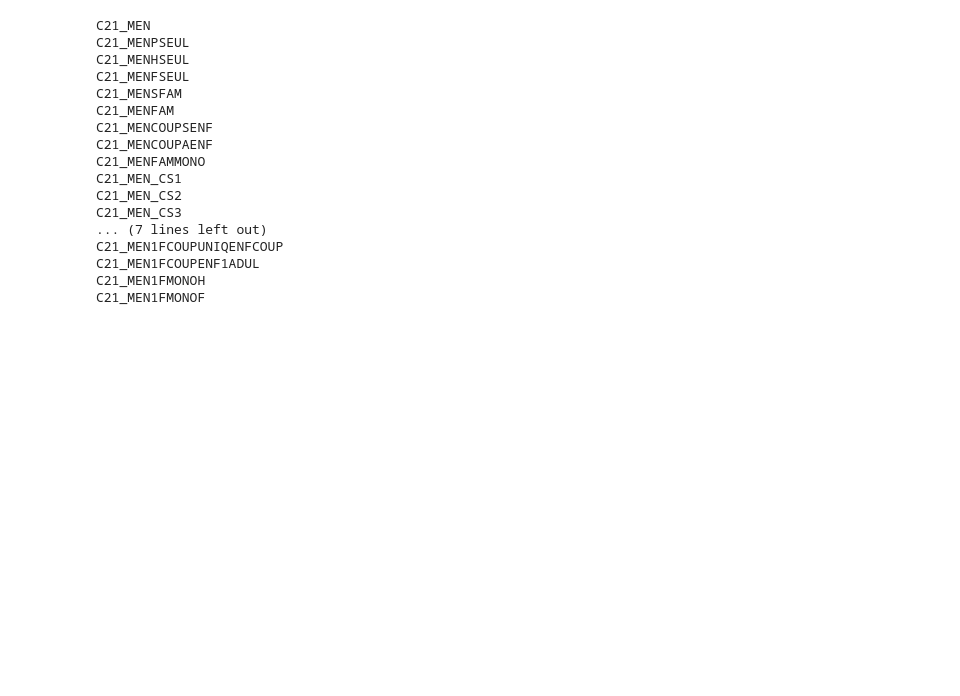
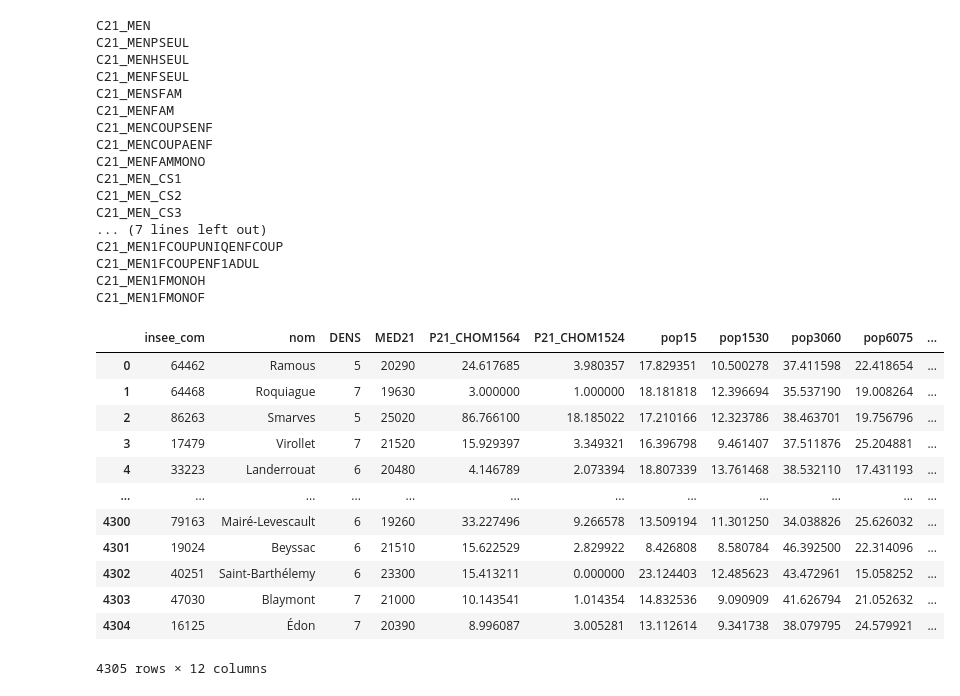
Before and after one commit to cplumejeaud/M2_python, a Jupyter notebook: notebooks/09_communes.ipynb, the cells around one changed output. Saved outputs shown, nothing was run; the diff lists cells and outputs as text; code cells hidden in the pictures; blank space fills up the shorter version.

```diff
--- a/notebooks/09_communes.ipynb
+++ b/notebooks/09_communes.ipynb
@@ -268,3 +285,41 @@ C21_MEN1FCOUPUNIQENFCOUP
 C21_MEN1FCOUPENF1ADUL
 C21_MEN1FMONOH
 C21_MEN1FMONOF
+# %%
+import pandas.io.sql as sql
+from sqlalchemy import create_engine, text
+import geopandas
+
+query = text(""" select g.insee_com, g.nom, "DENS", "MED21",t5."P21_CHOM1564",t5."P21_CHOM1524",
+
+"P21_POP0014"/"P21_POP"*100 as POP15,"P21_POP1529"/"P21_POP"*100 as POP1530,
+
+("P21_POP3044"+"P21_POP4559")/"P21_POP"*100 as POP3060,"P21_POP6074"/"P21_POP"*100 as POP6075,("P21_POP7589"+"P21_POP90P")/"P21_POP"*100 as POP75P,
+
+g.geom
+from geocom g, grille gd, table07 t7 ,table05 t5, table00 t0
+
+where insee_reg ='75'
+
+and gd."CODGEO" = insee_com and t7."CODGEO"= g.insee_com
+
+and t5."CODGEO"= g.insee_com and t0."CODGEO"= g.insee_com; """)
+
+con = create_engine('postgresql://postgres:postgres@localhost:5432/communes').connect()
+mesdata = geopandas.GeoDataFrame.from_postgis(query, con)
+# %%
+mesdata
+# %% [output]
+|  | insee_com | nom | DENS | MED21 | P21_CHOM1564 | P21_CHOM1524 | pop15 | pop1530 | pop3060 | pop6075 | ... |
+| 0 | 64462 | Ramous | 5 | 20290 | 24.617685 | 3.980357 | 17.829351 | 10.500278 | 37.411598 | 22.418654 | ... |
+| 1 | 64468 | Roquiague | 7 | 19630 | 3.000000 | 1.000000 | 18.181818 | 12.396694 | 35.537190 | 19.008264 | ... |
+| 2 | 86263 | Smarves | 5 | 25020 | 86.766100 | 18.185022 | 17.210166 | 12.323786 | 38.463701 | 19.756796 | ... |
+| 3 | 17479 | Virollet | 7 | 21520 | 15.929397 | 3.349321 | 16.396798 | 9.461407 | 37.511876 | 25.204881 | ... |
+| 4 | 33223 | Landerrouat | 6 | 20480 | 4.146789 | 2.073394 | 18.807339 | 13.761468 | 38.532110 | 17.431193 | ... |
+| ... | ... | ... | ... | ... | ... | ... | ... | ... | ... | ... | ... |
+| 4300 | 79163 | Mairé-Levescault | 6 | 19260 | 33.227496 | 9.266578 | 13.509194 | 11.301250 | 34.038826 | 25.626032 | ... |
+| 4301 | 19024 | Beyssac | 6 | 21510 | 15.622529 | 2.829922 | 8.426808 | 8.580784 | 46.392500 | 22.314096 | ... |
+| 4302 | 40251 | Saint-Barthélemy | 6 | 23300 | 15.413211 | 0.000000 | 23.124403 | 12.485623 | 43.472961 | 15.058252 | ... |
+| 4303 | 47030 | Blaymont | 7 | 21000 | 10.143541 | 1.014354 | 14.832536 | 9.090909 | 41.626794 | 21.052632 | ... |
+| 4304 | 16125 | Édon | 7 | 20390 | 8.996087 | 3.005281 | 13.112614 | 9.341738 | 38.079795 | 24.579921 | ... |
+4305 rows × 12 columns
```
Also changed, not shown: parts of 2 cells of this notebook.
